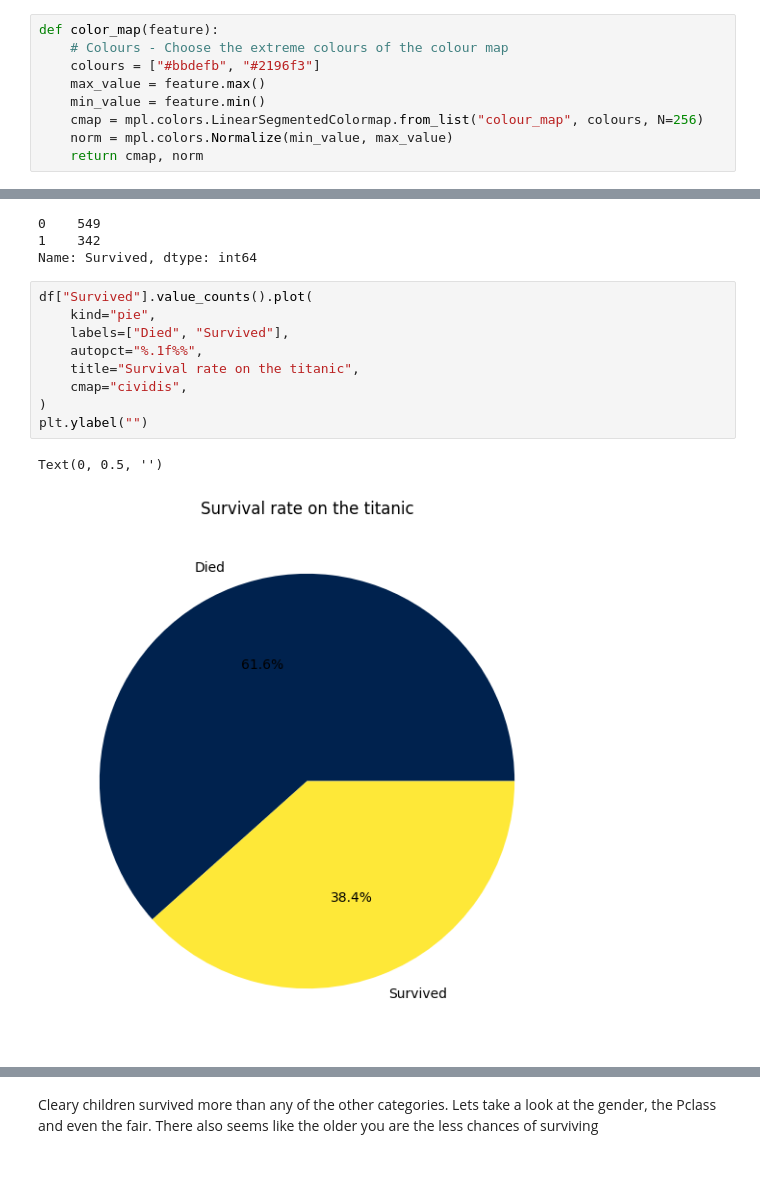
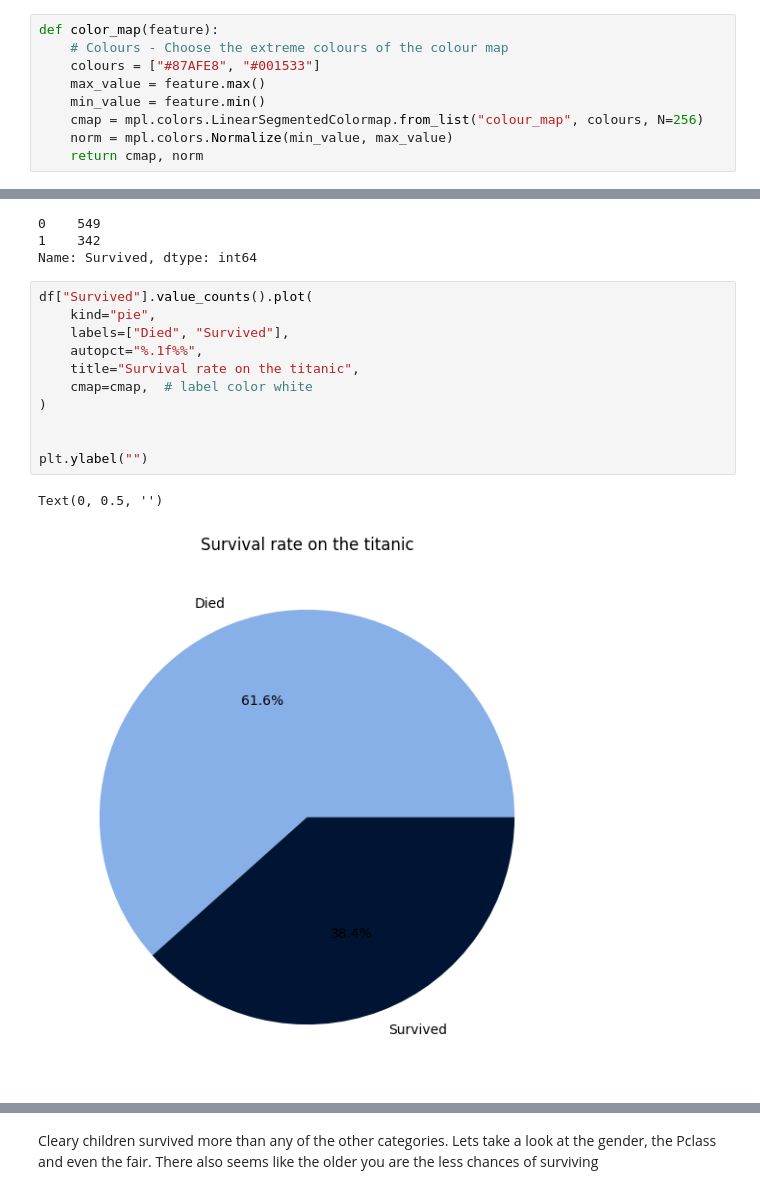
Before and after one commit to Jose-Sabater/titanicML_Kaggle, a Jupyter notebook: main.ipynb, the cells around one changed output, grey strips where cells are left out. Drawn from its saved outputs; the diff is of its cells as text.

```diff
--- a/main.ipynb
+++ b/main.ipynb
@@ -53,7 +56,7 @@ Lets create a suport function to enhance our visuals
 # %%
 def color_map(feature):
     # Colours - Choose the extreme colours of the colour map
-    colours = ["#bbdefb", "#2196f3"]
+    colours = ["#87AFE8", "#001533"]
     max_value = feature.max()
     min_value = feature.min()
     cmap = mpl.colors.LinearSegmentedColormap.from_list("colour_map", colours, N=256)
@@ -131,15 +137,17 @@ Name: Survived, dtype: int64
 # %%
 df["Survived"].value_counts().plot(
     kind="pie",
     labels=["Died", "Survived"],
     autopct="%.1f%%",
     title="Survival rate on the titanic",
-    cmap="cividis",
+    cmap=cmap,  # label color white
 )
+
+
 plt.ylabel("")
 # %% [output]
 Text(0, 0.5, '')
-[figure, old version]
+[figure, new version]
 # %%
 fig, ax = plt.subplots(1, 1)
 survivors_age_cat = (
```
Also changed, not shown: parts of 23 cells of this notebook, 1 other file.
